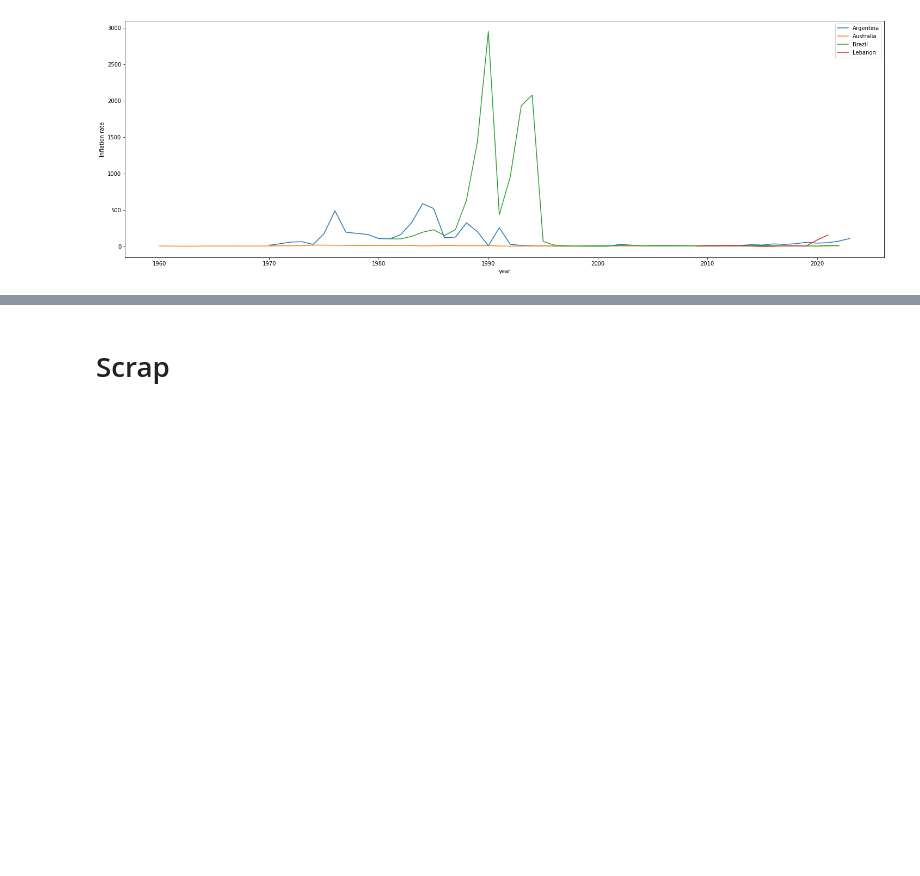
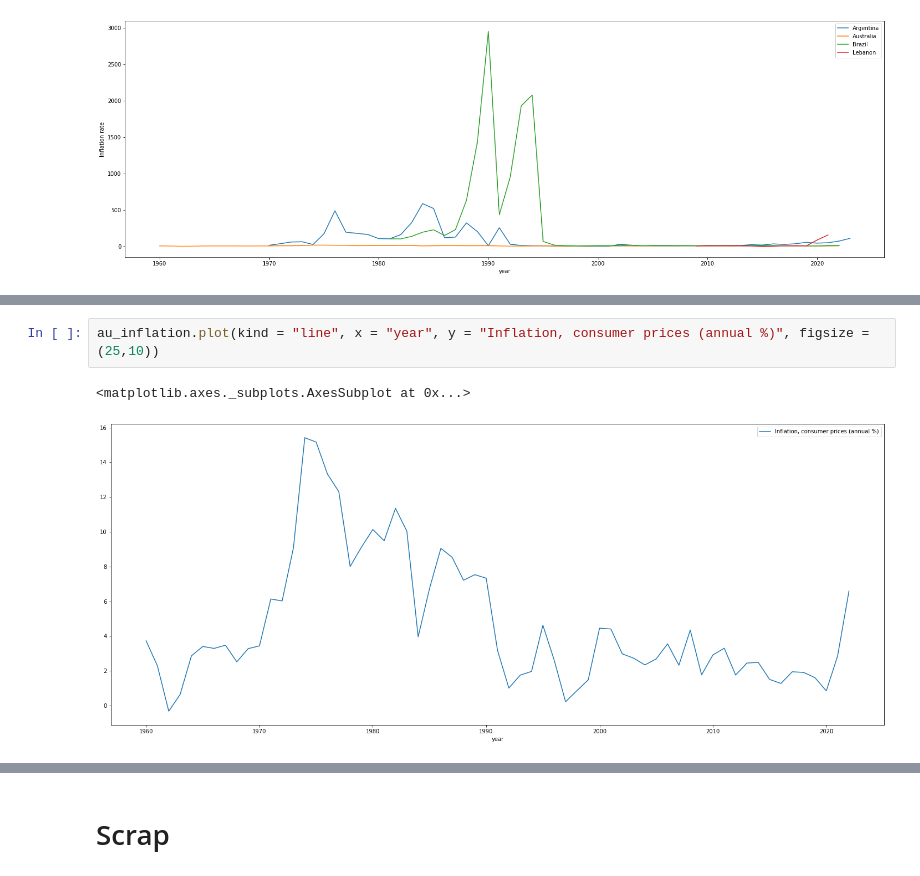
Before and after one commit to BA-BEL/macro-country-analysis, a Jupyter notebook: main.ipynb, the cells around one changed output, grey strips where cells are left out. Cells and saved outputs as stored; diff of their text form; blank space fills up the shorter version.

```diff
--- a/main.ipynb
+++ b/main.ipynb
@@ -199,0 +200,5 @@ lb_inflation.plot(kind = "line", x = "year", y = "Inflation, consumer prices (an
+# %%
+au_inflation.plot(kind = "line", x = "year", y = "Inflation, consumer prices (annual %)", figsize = (25,10))
+# %% [output]
+<matplotlib.axes._subplots.AxesSubplot at 0x...>
+[figure, added]
```
Also changed, not shown: parts of 7 cells of this notebook, 23 other files.
